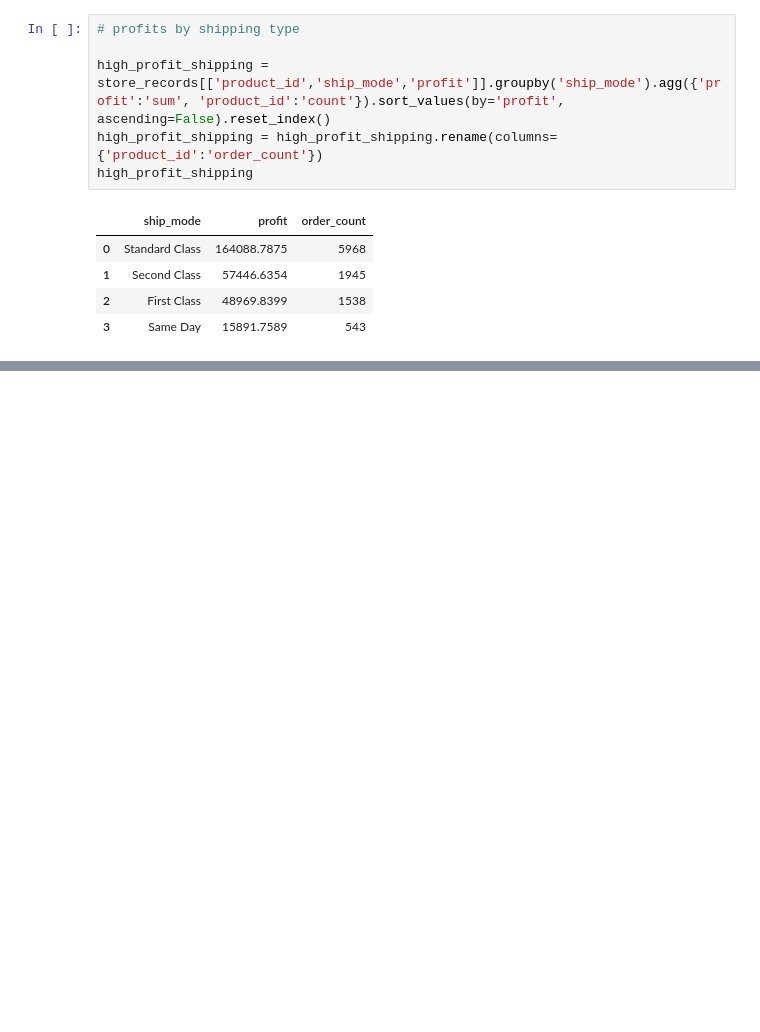
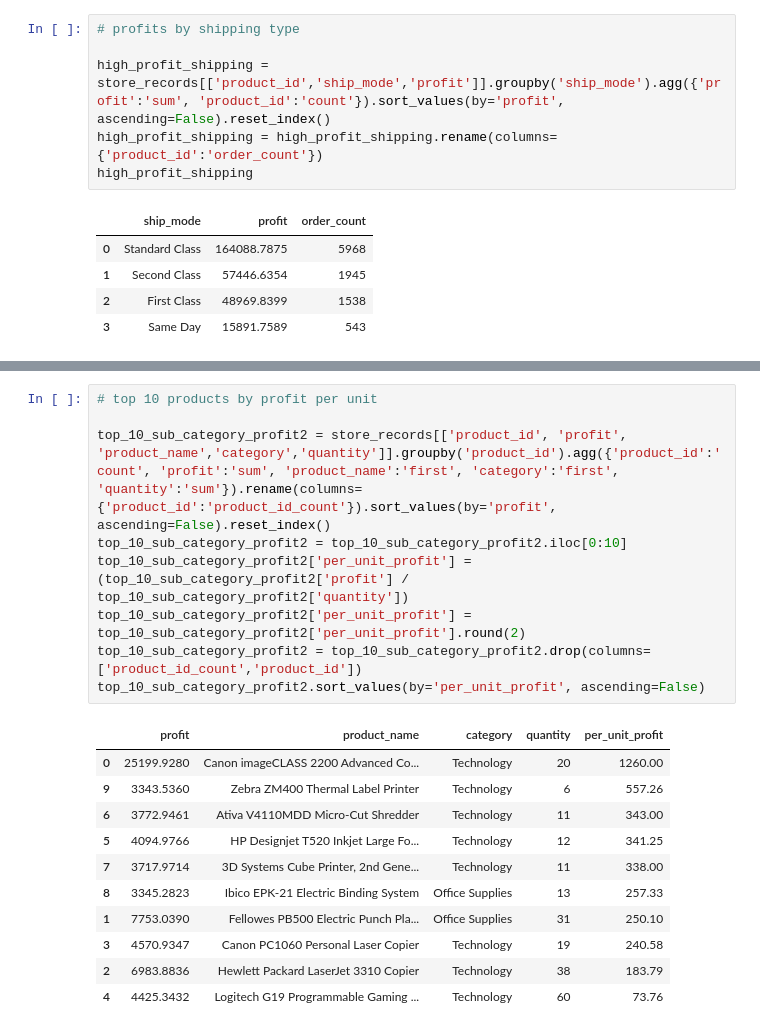
Before and after one commit to Dilcia19/superstore, a Jupyter notebook: notebooks/analysis_in_py.ipynb, the cells around one changed output, grey strips where cells are left out. Drawn from its saved outputs; the diff is of its cells as text; blank space fills up the shorter version.

```diff
--- a/notebooks/analysis_in_py.ipynb
+++ b/notebooks/analysis_in_py.ipynb
@@ -170,0 +213,21 @@ high_profit_shipping
+# %%
+# top 10 products by profit per unit
+
+top_10_sub_category_profit2 = store_records[['product_id', 'profit', 'product_name','category','quantity']].groupby('product_id').agg({'product_id':'count', 'profit':'sum', 'product_name':'first', 'category':'first', 'quantity':'sum'}).rename(columns={'product_id':'product_id_count'}).sort_values(by='profit', ascending=False).reset_index()
+top_10_sub_category_profit2 = top_10_sub_category_profit2.iloc[0:10]
+top_10_sub_category_profit2['per_unit_profit'] = (top_10_sub_category_profit2['profit'] / top_10_sub_category_profit2['quantity'])
+top_10_sub_category_profit2['per_unit_profit'] = top_10_sub_category_profit2['per_unit_profit'].round(2)
+top_10_sub_category_profit2 = top_10_sub_category_profit2.drop(columns=['product_id_count','product_id'])
+top_10_sub_category_profit2.sort_values(by='per_unit_profit', ascending=False)
+# %% [output]
+|  | profit | product_name | category | quantity | per_unit_profit |
+| 0 | 25199.9280 | Canon imageCLASS 2200 Advanced Co... | Technology | 20 | 1260.00 |
+| 9 | 3343.5360 | Zebra ZM400 Thermal Label Printer | Technology | 6 | 557.26 |
+| 6 | 3772.9461 | Ativa V4110MDD Micro-Cut Shredder | Technology | 11 | 343.00 |
+| 5 | 4094.9766 | HP Designjet T520 Inkjet Large Fo... | Technology | 12 | 341.25 |
+| 7 | 3717.9714 | 3D Systems Cube Printer, 2nd Gene... | Technology | 11 | 338.00 |
+| 8 | 3345.2823 | Ibico EPK-21 Electric Binding System | Office Supplies | 13 | 257.33 |
+| 1 | 7753.0390 | Fellowes PB500 Electric Punch Pla... | Office Supplies | 31 | 250.10 |
+| 3 | 4570.9347 | Canon PC1060 Personal Laser Copier | Technology | 19 | 240.58 |
+| 2 | 6983.8836 | Hewlett Packard LaserJet 3310 Copier | Technology | 38 | 183.79 |
+| 4 | 4425.3432 | Logitech G19 Programmable Gaming ... | Technology | 60 | 73.76 |
```
Also changed, not shown: parts of 3 cells of this notebook.
